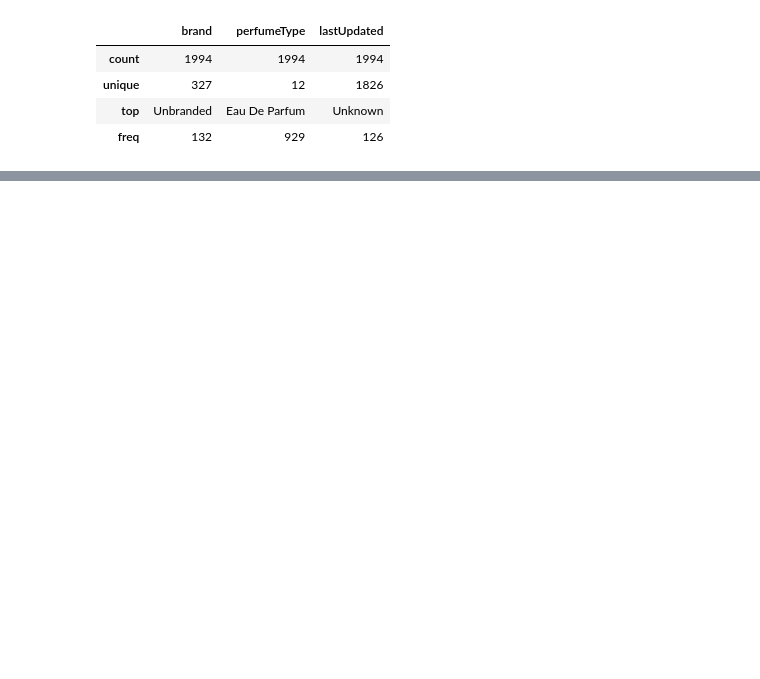
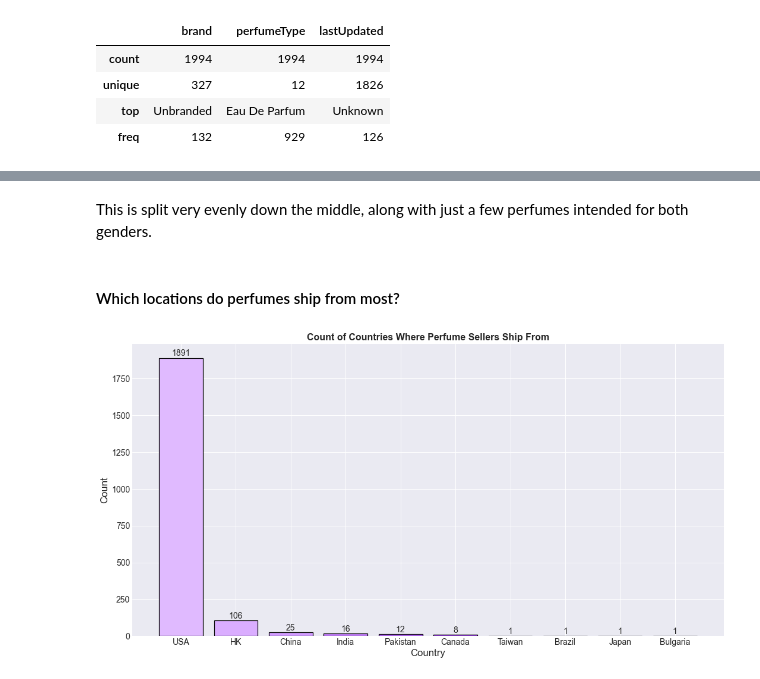
Before and after one commit to TrinityGahagen2K/ebay-perfume-analysis, a Jupyter notebook: ebay_perfume_analysis.ipynb, the cells around one changed output, grey strips where cells are left out. Drawn from its saved outputs; the diff is of its cells as text; code cells hidden in the pictures; blank space fills up the shorter version.

```diff
--- a/ebay_perfume_analysis.ipynb
+++ b/ebay_perfume_analysis.ipynb
@@ -612,0 +567,18 @@ plt.tight_layout();
+# %% [markdown]
+This is split very evenly down the middle, along with just a few perfumes intended for both genders.
+# %% [markdown]
+#### Which locations do perfumes ship from most?
+# %%
+fig, ax = plt.subplots(figsize=(15, 8))
+locations_count = perfumes_clean.loc[:, 'shipsFromUSA':].sum().sort_values(ascending=False)
+plt.bar(x=locations_count.index, height=locations_count, color=purple_colors[::-1], edgecolor='black', linewidth=1.2)
+
+for i in locations_count.index:
+    ax.annotate(f'{locations_count[i]}', xy=(i, locations_count[i] + 30), va='center', ha='center')
+ax.set_title('Count of Countries Where Perfume Sellers Ship From')
+ax.set_xlabel('Country')
+ax.set_ylabel('Count')
+ax.set_xticks(np.arange(len(location_categories)), labels=location_categories)
+plt.tight_layout();
+# %% [output]
+[figure, added]
```
Also changed, not shown: parts of 72 cells of this notebook.
